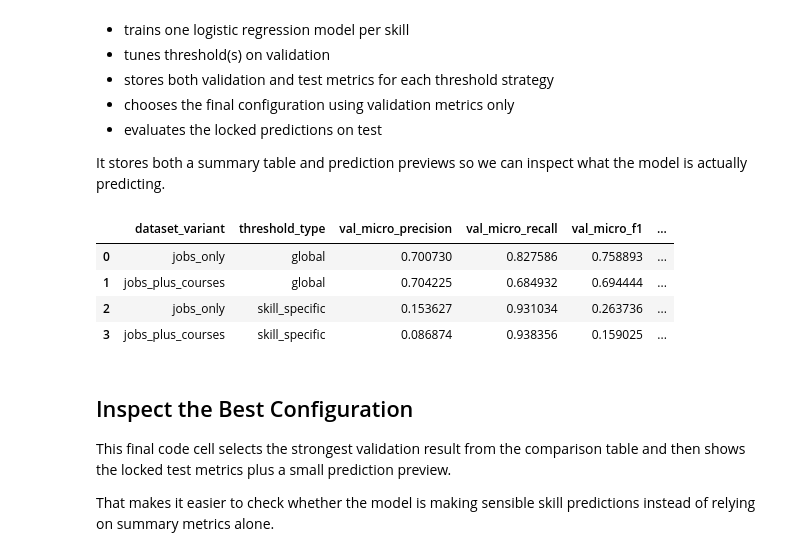
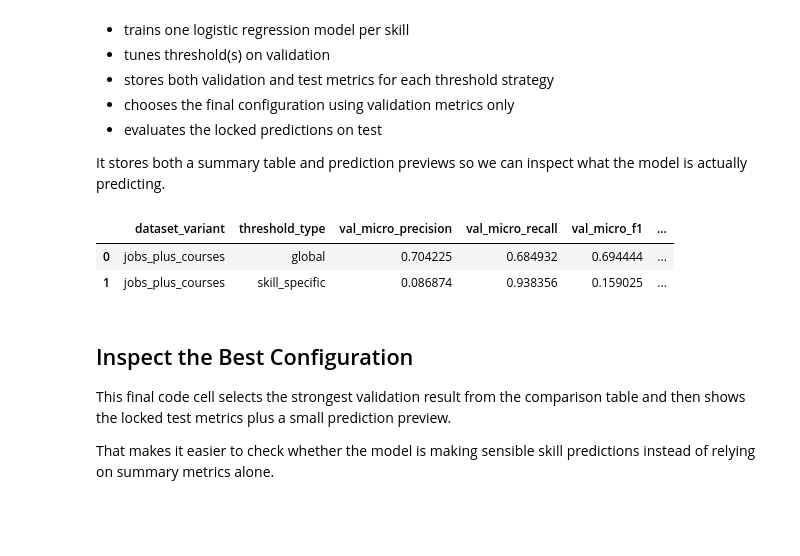
Before and after one commit to Bomb-omb/dsa4264-JobReady, a Jupyter notebook: model/ovr_thres_acc.ipynb, the cells around one changed output. Cells and saved outputs as stored; diff of their text form; code cells hidden in the pictures; blank space fills up the shorter version.

```diff
--- a/model/ovr_thres_acc.ipynb
+++ b/model/ovr_thres_acc.ipynb
@@ -318,10 +328,5 @@ This helps us compare the OVR model against the same kinds of setups explored in
 # %%
 dataset_variants = {
-    "jobs_only": {
-        "train": jobs_train_df,
-        "val": jobs_val_df,
-        "test": jobs_test_df,
-    },
     "jobs_plus_courses": {
         "train": pd.concat([jobs_train_df, courses_train_df], ignore_index=True),
         "val": pd.concat([jobs_val_df, courses_val_df], ignore_index=True),
@@ -362,18 +363,15 @@ results = []
 artifacts = {}
 
 for variant_name, frames in dataset_variants.items():
-    X_train, X_val, X_test, Y_train, Y_val, Y_test = build_dataset(
-        frames["train"],
-        frames["val"],
-        frames["test"],
-        skill_names,
-    )
+    X_train = np.vstack(frames["train"]["embedding"].to_numpy()).astype(np.float32)
+    X_val = np.vstack(frames["val"]["embedding"].to_numpy()).astype(np.float32)
+    Y_train = build_indicator_matrix(frames["train"]["actual_skill_lists"].tolist(), skill_names)
+    Y_val = build_indicator_matrix(frames["val"]["actual_skill_lists"].tolist(), skill_names)
 
-    train_proba, val_proba, test_proba, fitted_mask, fitted_models, skipped_skills = fit_ovr_probabilities(
+    train_proba, val_proba, fitted_mask, fitted_models, skipped_skills, constant_proba = fit_ovr_probabilities(
         X_train,
         Y_train,
         X_val,
-        X_test,
         skill_names,
     )
 
@@ -381,9 +379,6 @@ for variant_name, frames in dataset_variants.items():
     global_val_pred = (val_proba >= global_threshold).astype(np.uint8)
     global_val_micro_precision, global_val_micro_recall, global_val_micro_f1 = micro_metrics(Y_val, global_val_pred)
     global_val_macro_precision, global_val_macro_recall, global_val_macro_f1 = macro_metrics(Y_val, global_val_pred)
-    global_test_pred = (test_proba >= global_threshold).astype(np.uint8)
-    global_test_micro_precision, global_test_micro_recall, global_test_micro_f1 = micro_metrics(Y_test, global_test_pred)
-    global_test_macro_precision, global_test_macro_recall, global_test_macro_f1 = macro_metrics(Y_test, global_test_pred)
 
     results.append({
         "dataset_variant": variant_name,
@@ -394,12 +389,6 @@ for variant_name, frames in dataset_variants.items():
         "val_macro_precision": global_val_macro_precision,
         "val_macro_recall": global_val_macro_recall,
         "val_macro_f1": global_val_macro_f1,
-        "test_micro_precision": global_test_micro_precision,
-        "test_micro_recall": global_test_micro_recall,
-        "test_micro_f1": global_test_micro_f1,
-        "test_macro_precision": global_test_macro_precision,
-        "test_macro_recall": global_test_macro_recall,
-        "test_macro_f1": global_test_macro_f1,
         "global_threshold": global_threshold,
         "fitted_models": int(fitted_mask.sum()),
         "skipped_skills": len(skipped_skills),
@@ -408,36 +397,22 @@ for variant_name, frames in dataset_variants.items():
         "test_rows": len(frames["test"]),
     })
 
-    global_predicted_skill_lists = [indicator_row_to_skills(row, skill_names) for row in global_test_pred]
     artifacts[(variant_name, "global")] = {
-        "predictions_df": pd.DataFrame({
-            "entity_type": frames["test"]["entity_type"],
-            "entity_id": frames["test"]["entity_id"],
-            "title": frames["test"]["display_title"],
-            "actual_skills": [" | ".join(skills) for skills in frames["test"]["actual_skill_lists"]],
-            "predicted_skills": [" | ".join(skills) for skills in global_predicted_skill_lists],
-            "tp": [len(set(a) & set(p)) for a, p in zip(frames["test"]["actual_skill_lists"], global_predicted_skill_lists)],
-            "fp": [len(set(p) - set(a)) for a, p in zip(frames["test"]["actual_skill_lists"], global_predicted_skill_lists)],
-            "fn": [len(set(a) - set(p)) for a, p in zip(frames["test"]["actual_skill_lists"], global_predicted_skill_lists)],
-        }),
         "thresholds_df": pd.DataFrame({
             "skill_name": skill_names,
             "threshold": np.full(len(skill_names), global_threshold, dtype=np.float32),
             "was_fitted": fitted_mask,
             "train_positive_support": Y_train.sum(axis=0),
             "val_positive_support": Y_val.sum(axis=0),
-            "test_positive_support": Y_test.sum(axis=0),
         }),
         "frames": frames,
         "X_train": X_train,
         "X_val": X_val,
-        "X_test": X_test,
         "Y_train": Y_train,
         "Y_val": Y_val,
-        "Y_test": Y_test,
         "val_proba": val_proba,
-        "test_proba": test_proba,
         "fitted_models": fitted_models,
+        "constant_proba": constant_proba,
         "fitted_mask": fitted_mask,
     }
 
@@ -448,9 +423,6 @@ for variant_name, frames in dataset_variants.items():
     skill_val_pred = (val_proba >= skill_thresholds[np.newaxis, :]).astype(np.uint8)
     skill_val_micro_precision, skill_val_micro_recall, skill_val_micro_f1 = micro_metrics(Y_val, skill_val_pred)
     skill_val_macro_precision, skill_val_macro_recall, skill_val_macro_f1 = macro_metrics(Y_val, skill_val_pred)
-    skill_test_pred = (test_proba >= skill_thresholds[np.newaxis, :]).astype(np.uint8)
-    skill_test_micro_precision, skill_test_micro_recall, skill_test_micro_f1 = micro_metrics(Y_test, skill_test_pred)
-    skill_test_macro_precision, skill_test_macro_recall, skill_test_macro_f1 = macro_metrics(Y_test, skill_test_pred)
 
     results.append({
         "dataset_variant": variant_name,
@@ -461,64 +433,42 @@ for variant_name, frames in dataset_variants.items():
         "val_macro_precision": skill_val_macro_precision,
         "val_macro_recall": skill_val_macro_recall,
         "val_macro_f1": skill_val_macro_f1,
-        "test_micro_precision": skill_test_micro_precision,
-        "test_micro_recall": skill_test_micro_recall,
-        "test_micro_f1": skill_test_micro_f1,
-        "test_macro_precision": skill_test_macro_precision,
-        "test_macro_recall": skill_test_macro_recall,
-        "test_macro_f1": skill_test_macro_f1,
         "global_threshold": np.nan,
         "fitted_models": int(fitted_mask.sum()),
         "skipped_skills": len(skipped_skills),
         "train_rows": len(frames["train"]),
         "val_rows": len(frames["val"]),
         "test_rows": len(frames["test"]),
     })
 
-    skill_predicted_skill_lists = [indicator_row_to_skills(row, skill_names) for row in skill_test_pred]
     artifacts[(variant_name, "skill_specific")] = {
-        "predictions_df": pd.DataFrame({
-            "entity_type": frames["test"]["entity_type"],
-            "entity_id": frames["test"]["entity_id"],
-            "title": frames["test"]["display_title"],
-            "actual_skills": [" | ".join(skills) for skills in frames["test"]["actual_skill_lists"]],
-            "predicted_skills": [" | ".join(skills) for skills in skill_predicted_skill_lists],
-            "tp": [len(set(a) & set(p)) for a, p in zip(frames["test"]["actual_skill_lists"], skill_predicted_skill_lists)],
-            "fp": [len(set(p) - set(a)) for a, p in zip(frames["test"]["actual_skill_lists"], skill_predicted_skill_lists)],
-            "fn": [len(set(a) - set(p)) for a, p in zip(frames["test"]["actual_skill_lists"], skill_predicted_skill_lists)],
-        }),
         "thresholds_df": pd.DataFrame({
             "skill_name": skill_names,
             "threshold": skill_thresholds,
             "was_fitted": fitted_mask,
             "train_positive_support": Y_train.sum(axis=0),
             "val_positive_support": Y_val.sum(axis=0),
-            "test_positive_support": Y_test.sum(axis=0),
         }),
         "frames": frames,
         "X_train": X_train,
         "X_val": X_val,
-        "X_test": X_test,
         "Y_train": Y_train,
         "Y_val": Y_val,
-        "Y_test": Y_test,
         "val_proba": val_proba,
-        "test_proba": test_proba,
         "fitted_models": fitted_models,
+        "constant_proba": constant_proba,
         "fitted_mask": fitted_mask,
     }
 
 comparison_df = pd.DataFrame(results).sort_values(
     by=["val_micro_f1", "val_micro_recall", "val_macro_f1"],
     ascending=[False, False, False],
 ).reset_index(drop=True)
 comparison_df
 # %% [output]
 |  | dataset_variant | threshold_type | val_micro_precision | val_micro_recall | val_micro_f1 | ... |
-| 0 | jobs_only | global | 0.700730 | 0.827586 | 0.758893 | ... |
-| 1 | jobs_plus_courses | global | 0.704225 | 0.684932 | 0.694444 | ... |
-| 2 | jobs_only | skill_specific | 0.153627 | 0.931034 | 0.263736 | ... |
-| 3 | jobs_plus_courses | skill_specific | 0.086874 | 0.938356 | 0.159025 | ... |
+| 0 | jobs_plus_courses | global | 0.704225 | 0.684932 | 0.694444 | ... |
+| 1 | jobs_plus_courses | skill_specific | 0.086874 | 0.938356 | 0.159025 | ... |
 # %% [markdown]
 ## Inspect the Best Configuration
 
```
Also changed, not shown: parts of 10 cells of this notebook.
